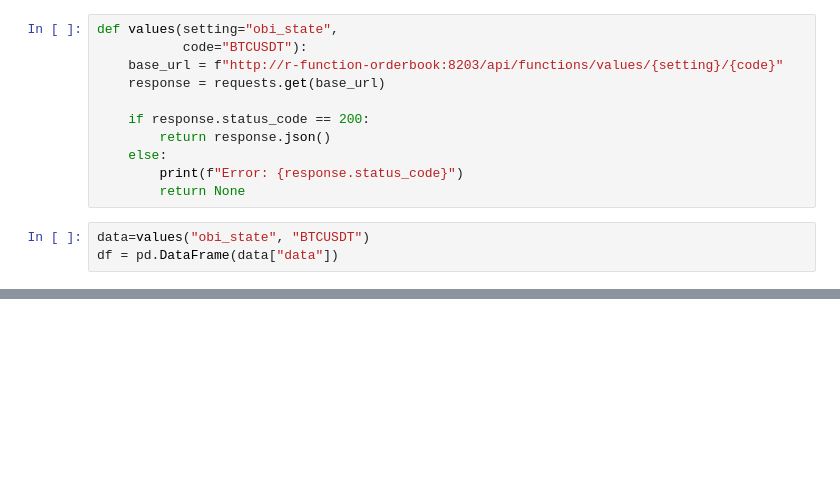
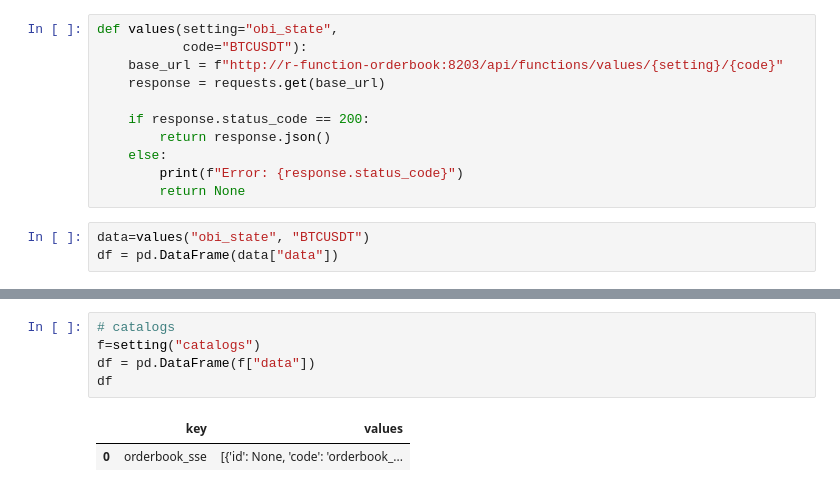
Before and after one commit to shchelchkov/r-notebook, a Jupyter notebook: values.ipynb, the cells around one changed output, grey strips where cells are left out. Cells and saved outputs as stored; diff of their text form; blank space fills up the shorter version.

```diff
--- a/values.ipynb
+++ b/values.ipynb
@@ -79,0 +98,8 @@ df
+# %%
+# catalogs
+f=setting("catalogs")
+df = pd.DataFrame(f["data"])
+df
+# %% [output]
+|  | key | values |
+| 0 | orderbook_sse | [{'id': None, 'code': 'orderbook_... |
```
Also changed, not shown: parts of 9 cells of this notebook.
